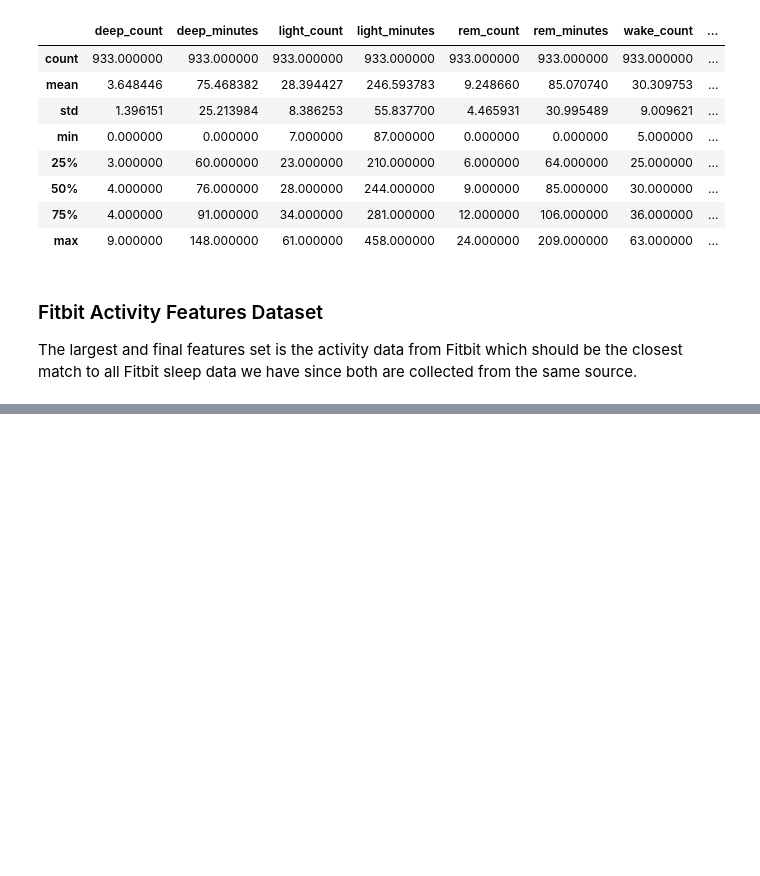
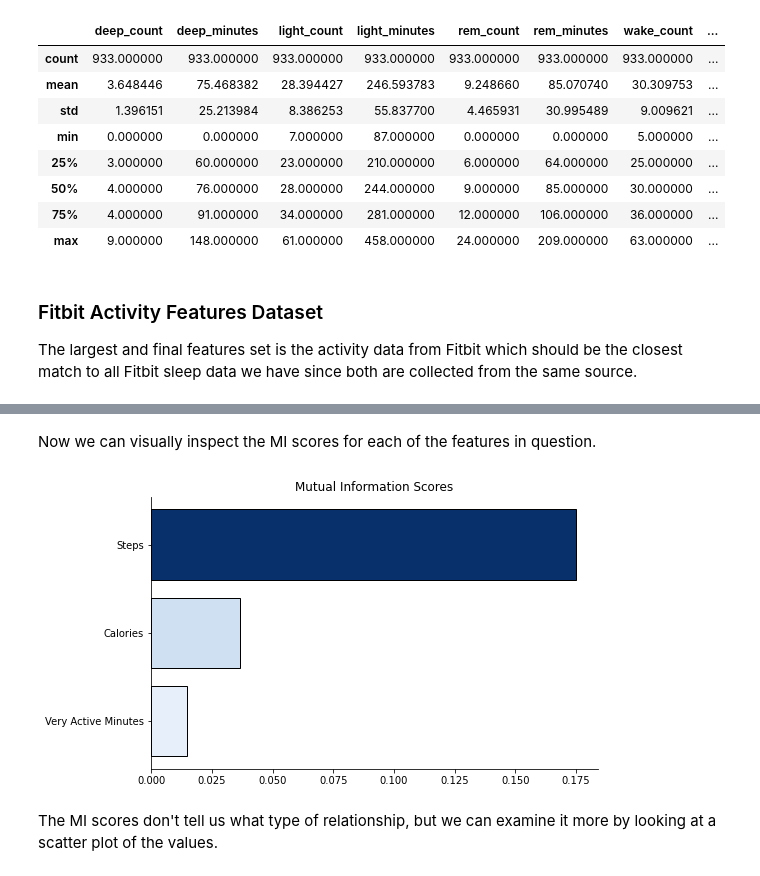
Before and after one commit to intelligent-environments-lab/utx000, a Jupyter notebook: notebooks/4.2.2-hef-fitbit-sleep_sensitivity.ipynb, the cells around one changed output, grey strips where cells are left out. Drawn from its saved outputs; the diff is of its cells as text; code cells hidden in the pictures; blank space fills up the shorter version.

Commit message:
mutual information

```diff
--- a/notebooks/4.2.2-hef-fitbit-sleep_sensitivity.ipynb
+++ b/notebooks/4.2.2-hef-fitbit-sleep_sensitivity.ipynb
@@ -120,0 +218,2 @@ features_activity.describe()
+# %%
+X, y = get_datasets(original_dataset=features_activity,feature_labels=["calories","steps","very_active_minutes"],target_labels=["efficiency"])
@@ -120,0 +247,39 @@ features_activity.describe()
+# %%
+mi_scores = get_mi_scores(X, y)
+# %% [markdown]
+Now we can visually inspect the MI scores for each of the features in question.
+# %%
+def plot_mi_scores(scores):
+    """
+    Plots the Mutual Information (MI) scores
+
+    Returns void
+    """
+    # setting up bar chart
+    vals = scores.sort_values(ascending=True)
+    locs = np.arange(len(vals))
+    ticks = list(vals.index)
+    formatted_ticks = []
+    for tick in ticks:
+        formatted_ticks.append(tick.replace("_", " ").title())
+    my_cmap = plt.get_cmap("Blues")
+    rescale = lambda y: y / np.max(y)
+
+    fig, ax = plt.subplots(figsize=(8,5))
+    ax.barh(locs, vals, color=my_cmap(rescale(vals)), edgecolor="black")
+    # formatting y-axis
+    plt.yticks(locs, formatted_ticks)
+    # formatting remainder
+    ax.set_title("Mutual Information Scores")
+
+    for spine_loc in ["top","right"]:
+        ax.spines[spine_loc].set_visible(False)
+
+    plt.show()
+    plt.close()
+# %%
+plot_mi_scores(mi_scores)
+# %% [output]
+[figure, added]
+# %% [markdown]
+The MI scores don't tell us what type of relationship, but we can examine it more by looking at a scatter plot of the values.
```
Also changed, not shown: parts of 25 cells of this notebook, 1 other file.
